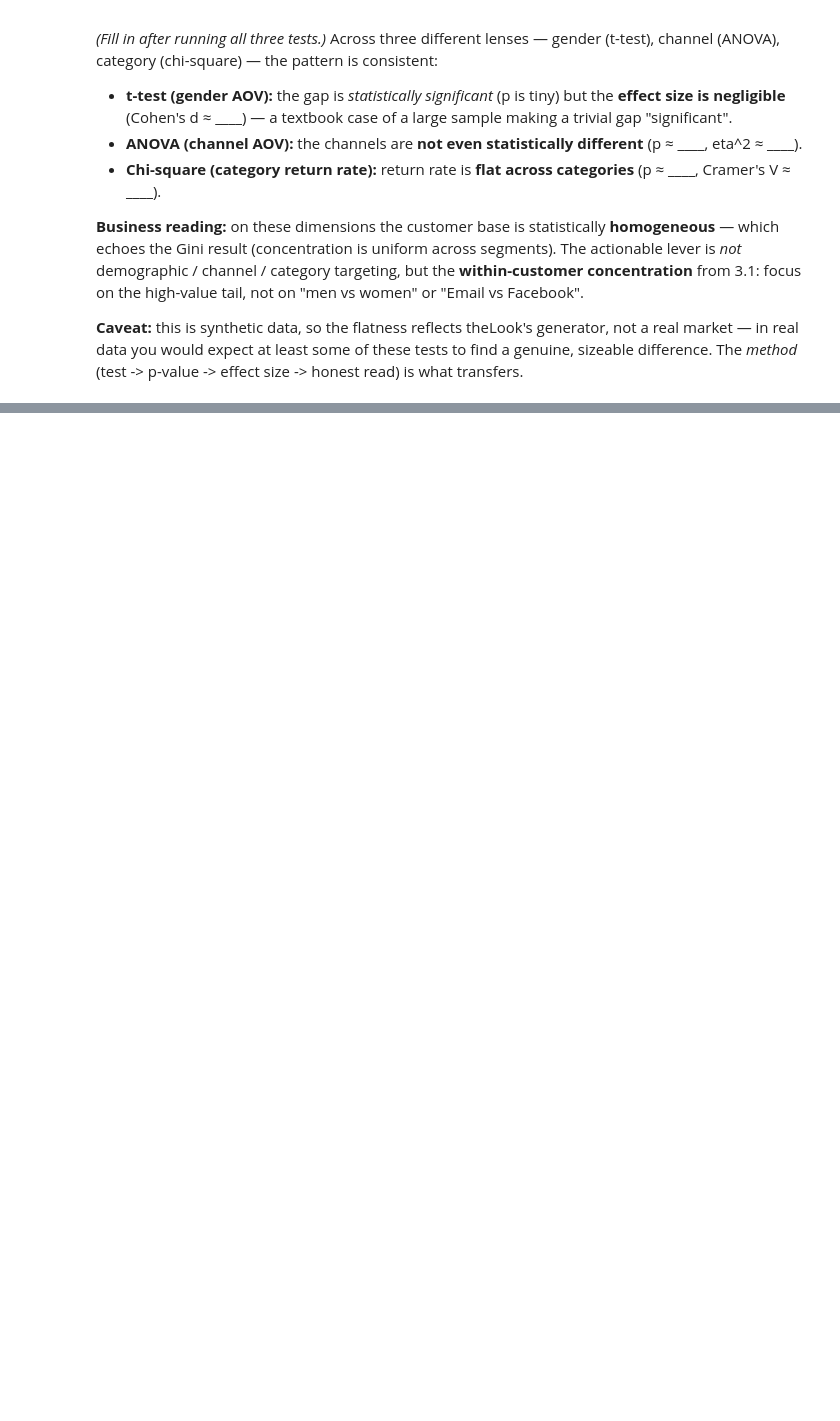
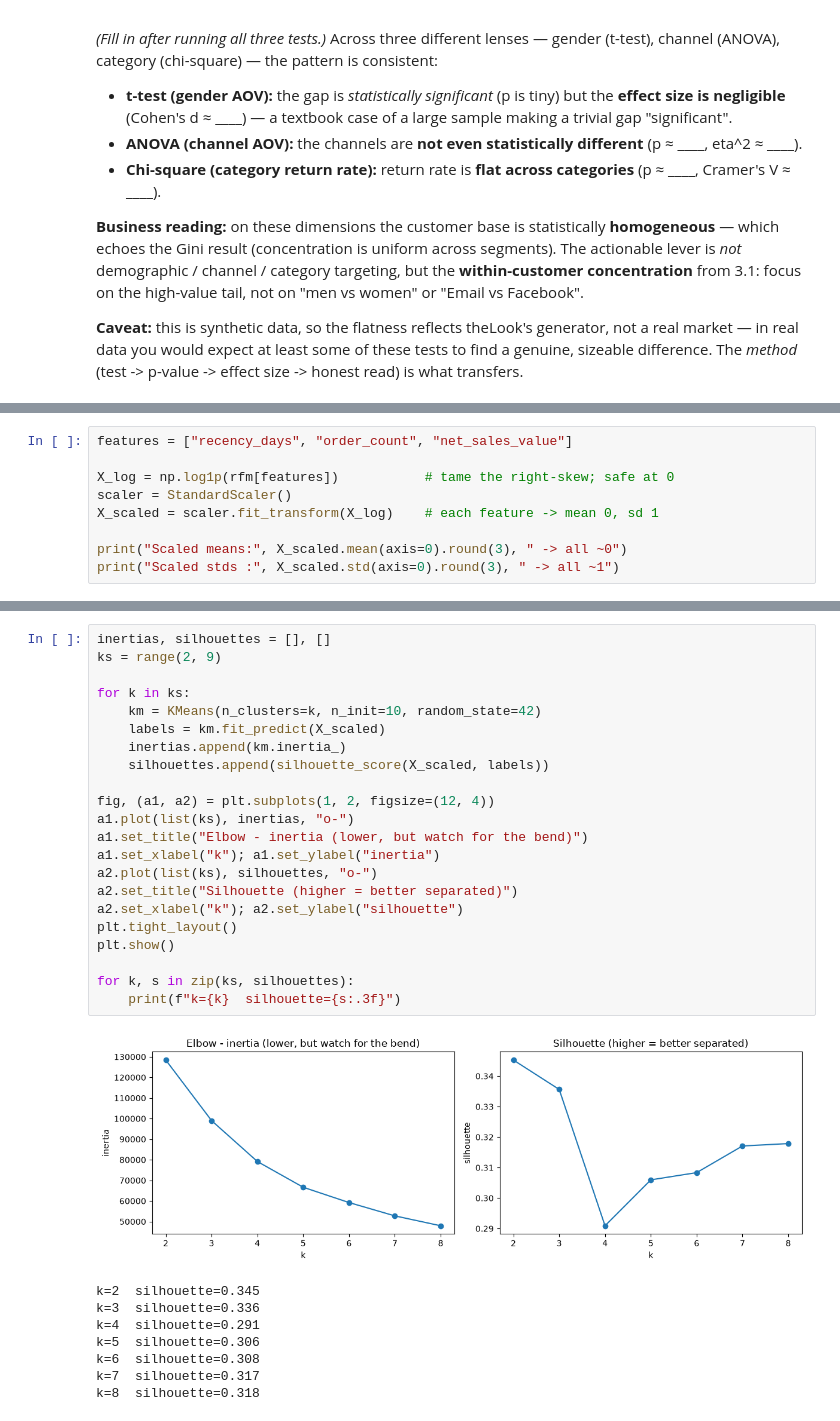
Before and after one commit to kath-pahotu/the-look-ecommerce-data-analysis, a Jupyter notebook: notebooks/03_advanced_analytics.ipynb, the cells around one changed output, grey strips where cells are left out. Drawn from its saved outputs; the diff is of its cells as text; blank space fills up the shorter version.

```diff
--- a/notebooks/03_advanced_analytics.ipynb
+++ b/notebooks/03_advanced_analytics.ipynb
@@ -429,0 +620,9 @@ transfers.
+# %%
+features = ["recency_days", "order_count", "net_sales_value"]
+
+X_log = np.log1p(rfm[features])           # tame the right-skew; safe at 0
+scaler = StandardScaler()
+X_scaled = scaler.fit_transform(X_log)    # each feature -> mean 0, sd 1
+
+print("Scaled means:", X_scaled.mean(axis=0).round(3), " -> all ~0")
+print("Scaled stds :", X_scaled.std(axis=0).round(3), " -> all ~1")
@@ -429,0 +645,31 @@ transfers.
+# %%
+inertias, silhouettes = [], []
+ks = range(2, 9)
+
+for k in ks:
+    km = KMeans(n_clusters=k, n_init=10, random_state=42)
+    labels = km.fit_predict(X_scaled)
+    inertias.append(km.inertia_)
+    silhouettes.append(silhouette_score(X_scaled, labels))
+
+fig, (a1, a2) = plt.subplots(1, 2, figsize=(12, 4))
+a1.plot(list(ks), inertias, "o-")
+a1.set_title("Elbow - inertia (lower, but watch for the bend)")
+a1.set_xlabel("k"); a1.set_ylabel("inertia")
+a2.plot(list(ks), silhouettes, "o-")
+a2.set_title("Silhouette (higher = better separated)")
+a2.set_xlabel("k"); a2.set_ylabel("silhouette")
+plt.tight_layout()
+plt.show()
+
+for k, s in zip(ks, silhouettes):
+    print(f"k={k}  silhouette={s:.3f}")
+# %% [output]
+[figure, added]
+k=2  silhouette=0.345
+k=3  silhouette=0.336
+k=4  silhouette=0.291
+k=5  silhouette=0.306
+k=6  silhouette=0.308
+k=7  silhouette=0.317
+k=8  silhouette=0.318
```
Also changed, not shown: parts of 50 cells of this notebook, 3 other files.
